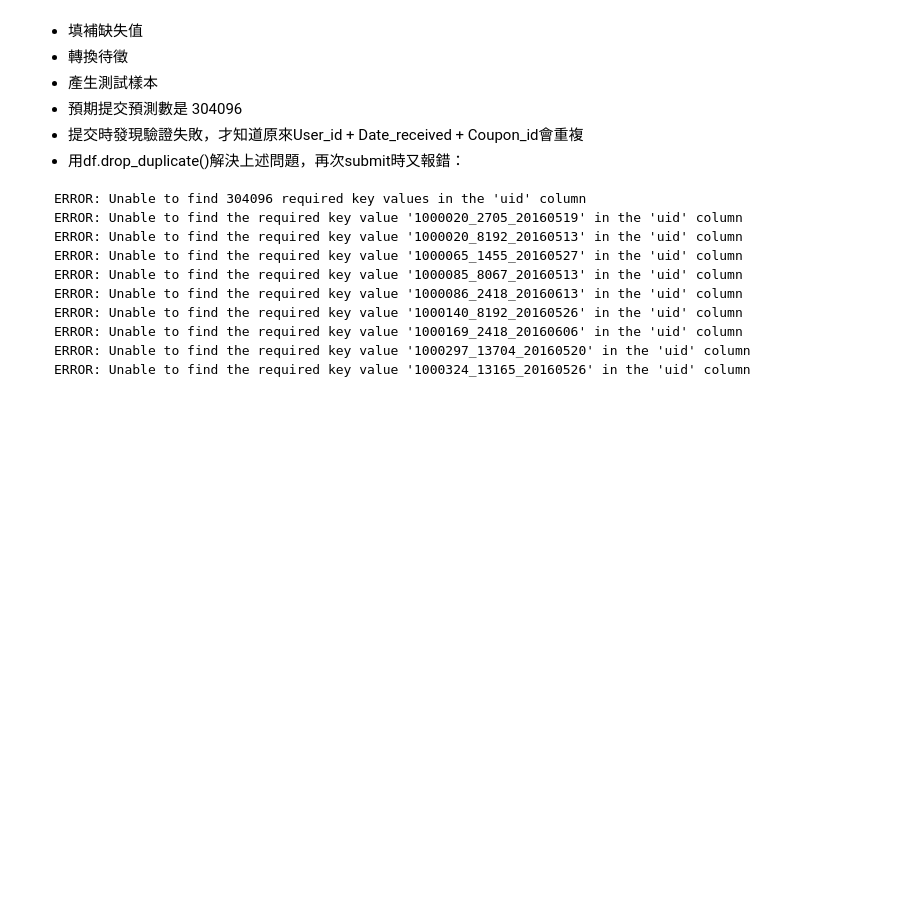
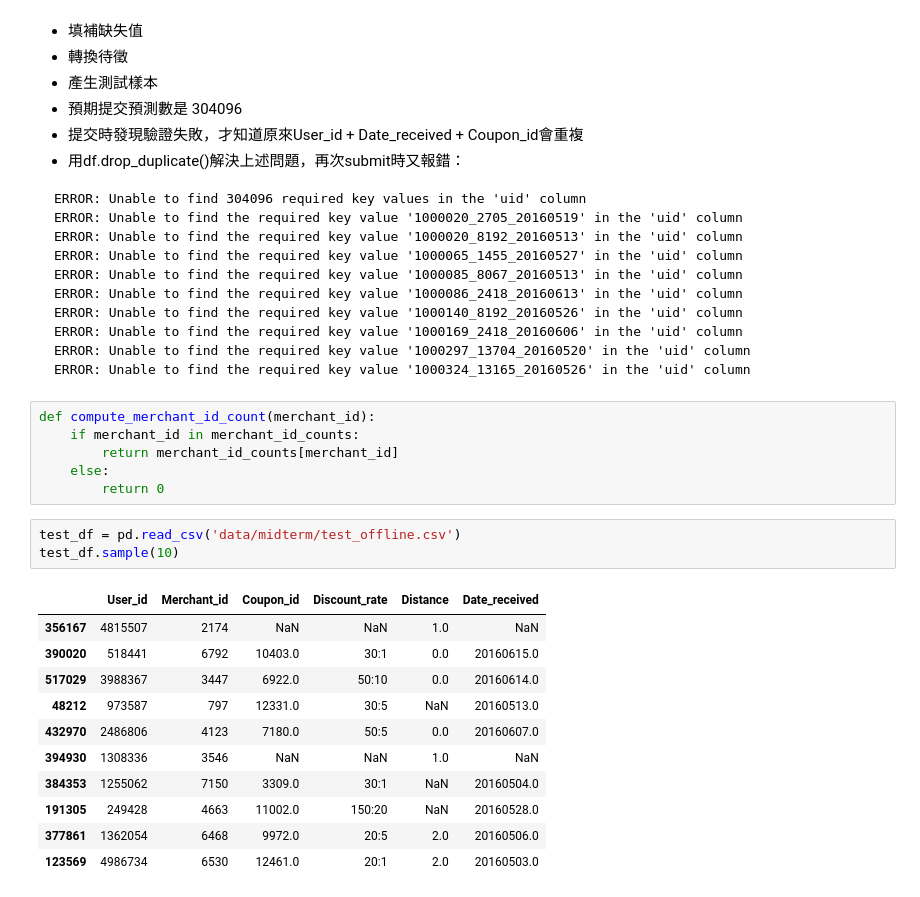
Before and after one commit to kenhutaiwan/2nd-ML100Days, a Jupyter notebook: homework/midterm.ipynb, the cells around one changed output. Cells and saved outputs as stored; diff of their text form; blank space fills up the shorter version.

Commit message:
final version of my midterm answer

````diff
--- a/homework/midterm.ipynb
+++ b/homework/midterm.ipynb
@@ -213,6 +360,27 @@ ERROR: Unable to find the required key value '1000169_2418_20160606' in the 'uid
 ERROR: Unable to find the required key value '1000297_13704_20160520' in the 'uid' column
 ERROR: Unable to find the required key value '1000324_13165_20160526' in the 'uid' column
 ```
+# %%
+def compute_merchant_id_count(merchant_id):
+    if merchant_id in merchant_id_counts:
+        return merchant_id_counts[merchant_id]
+    else:
+        return 0
+# %%
+test_df = pd.read_csv('data/midterm/test_offline.csv')
+test_df.sample(10)
+# %% [output]
+|  | User_id | Merchant_id | Coupon_id | Discount_rate | Distance | Date_received |
+| 356167 | 4815507 | 2174 | NaN | NaN | 1.0 | NaN |
+| 390020 | 518441 | 6792 | 10403.0 | 30:1 | 0.0 | 20160615.0 |
+| 517029 | 3988367 | 3447 | 6922.0 | 50:10 | 0.0 | 20160614.0 |
+| 48212 | 973587 | 797 | 12331.0 | 30:5 | NaN | 20160513.0 |
+| 432970 | 2486806 | 4123 | 7180.0 | 50:5 | 0.0 | 20160607.0 |
+| 394930 | 1308336 | 3546 | NaN | NaN | 1.0 | NaN |
+| 384353 | 1255062 | 7150 | 3309.0 | 30:1 | NaN | 20160504.0 |
+| 191305 | 249428 | 4663 | 11002.0 | 150:20 | NaN | 20160528.0 |
+| 377861 | 1362054 | 6468 | 9972.0 | 20:5 | 2.0 | 20160506.0 |
+| 123569 | 4986734 | 6530 | 12461.0 | 20:1 | 2.0 | 20160503.0 |
 # %%
 # 載入測試資料
 test_df = pd.read_csv('data/midterm/test_offline.csv')
````
Also changed, not shown: parts of 29 cells of this notebook.
